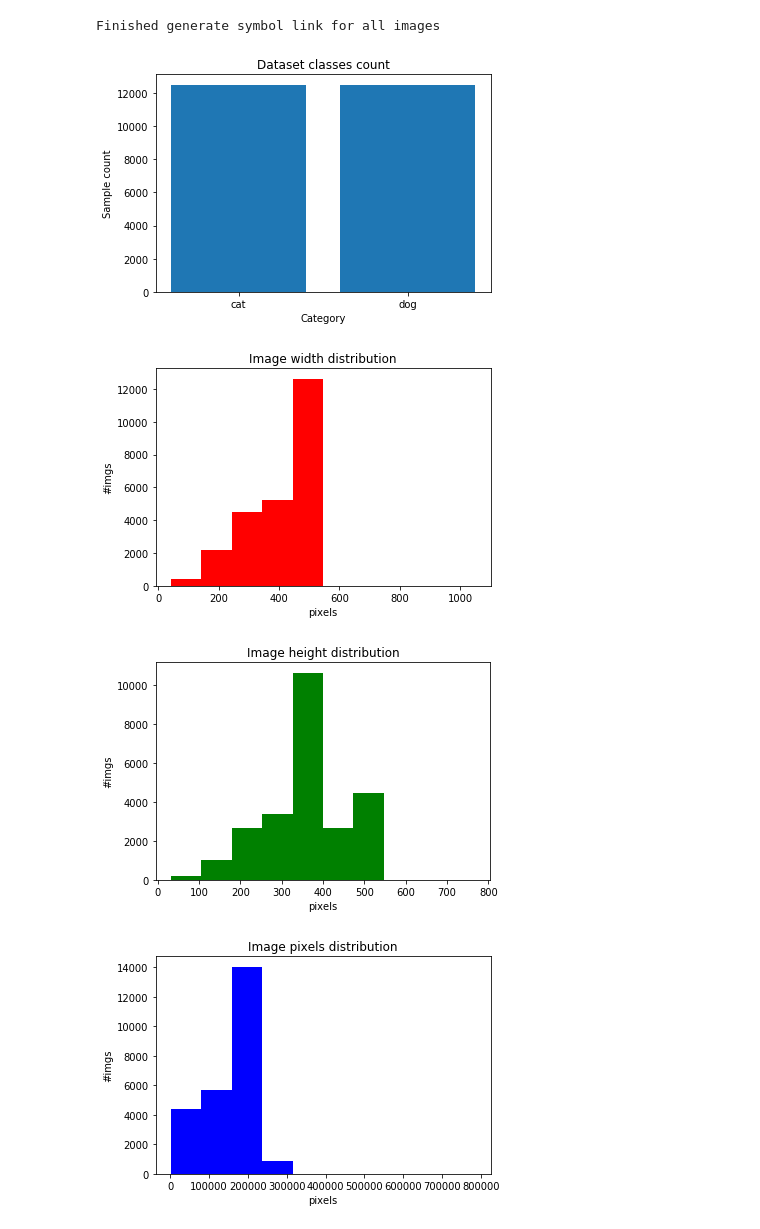
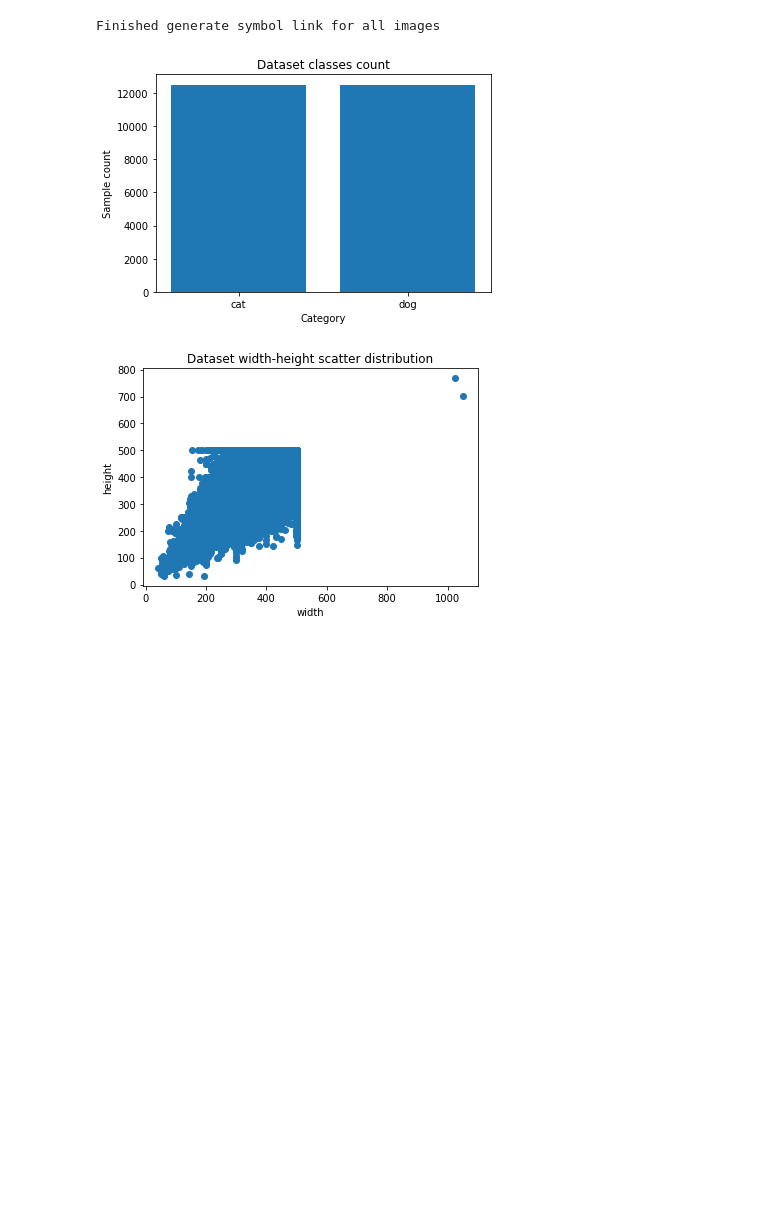
Before and after one commit to CJHMPower/Dogs_vs_Cats, a Jupyter notebook: visualization.ipynb, the cells around one changed output. Drawn from its saved outputs; the diff is of its cells as text; code cells hidden in the pictures; blank space fills up the shorter version.

```diff
--- a/visualization.ipynb
+++ b/visualization.ipynb
@@ -38,7 +38,6 @@ def analysis_dataset(train_dir):
     classes = os.listdir(train_dir)
     width_info = []
     height_info = []
-    area_info = []
     count_info = []
     for c in classes:
         img_set = os.listdir(os.path.join(train_dir, c))
@@ -47,11 +46,10 @@ def analysis_dataset(train_dir):
             img = Image.open(os.path.join(train_dir, c, fname))
             width_info.append(img.size[0])
             height_info.append(img.size[1])
-            area_info.append(img.size[0] * img.size[1])
 
-    return classes,count_info, width_info, height_info, area_info
+    return classes,count_info, width_info, height_info
 
-def draw_dataset(classes, count_info, width_info, height_info, area_info):
+def draw_dataset(classes, count_info, width_info, height_info):
 
     plt.bar(np.arange(len(count_info)), count_info)
     plt.xlabel("Category")
@@ -60,22 +58,10 @@ def draw_dataset(classes, count_info, width_info, height_info, area_info):
     plt.title("Dataset classes count")
     plt.show()
 
-    plt.hist(width_info, color='r')
-    plt.xlabel("pixels")
-    plt.ylabel("#imgs")
-    plt.title("Image width distribution")
-    plt.show()
-
-    plt.hist(height_info, color='g')
-    plt.xlabel("pixels")
-    plt.ylabel("#imgs")
-    plt.title("Image height distribution")
-    plt.show()
-
-    plt.hist(area_info, color='b')
-    plt.xlabel("pixels")
-    plt.ylabel("#imgs")
-    plt.title("Image pixels distribution")
+    plt.scatter(width_info, height_info)
+    plt.xlabel("width")
+    plt.ylabel("height")
+    plt.title("Dataset width-height scatter distribution")
     plt.show()
 
 def look_dataset(train_dir, square=5):
@@ -86,17 +72,15 @@ def look_dataset(train_dir, square=5):
     for i in range(square):
         for j in range(square):
             num = random.randint(0, len(train_set))
-            img = Image.open(os.path.join(train_dir,train_set[num]))
+            img = plt.imread(os.path.join(train_dir,train_set[num]))
             ax[i,j].set_title(train_set[num][:3])
             ax[i,j].imshow(img)
 # %%
-classes, count_info, width_info, height_info, area_info = analysis_dataset(NEW_TRAIN_DIR)
-draw_dataset(classes, count_info, width_info, height_info, area_info)
+classes, count_info, width_info, height_info = analysis_dataset(NEW_TRAIN_DIR)
+draw_dataset(classes, count_info, width_info, height_info)
 # %% [output]
 [figure]
-[figure, old version]
+[figure, new version]
-[figure, removed]
-[figure, removed]
 # %%
 look_dataset(TRAIN_DIR,5)
 plt.show()
```
Also changed, not shown: parts of 1 cell of this notebook, 1 other file.
